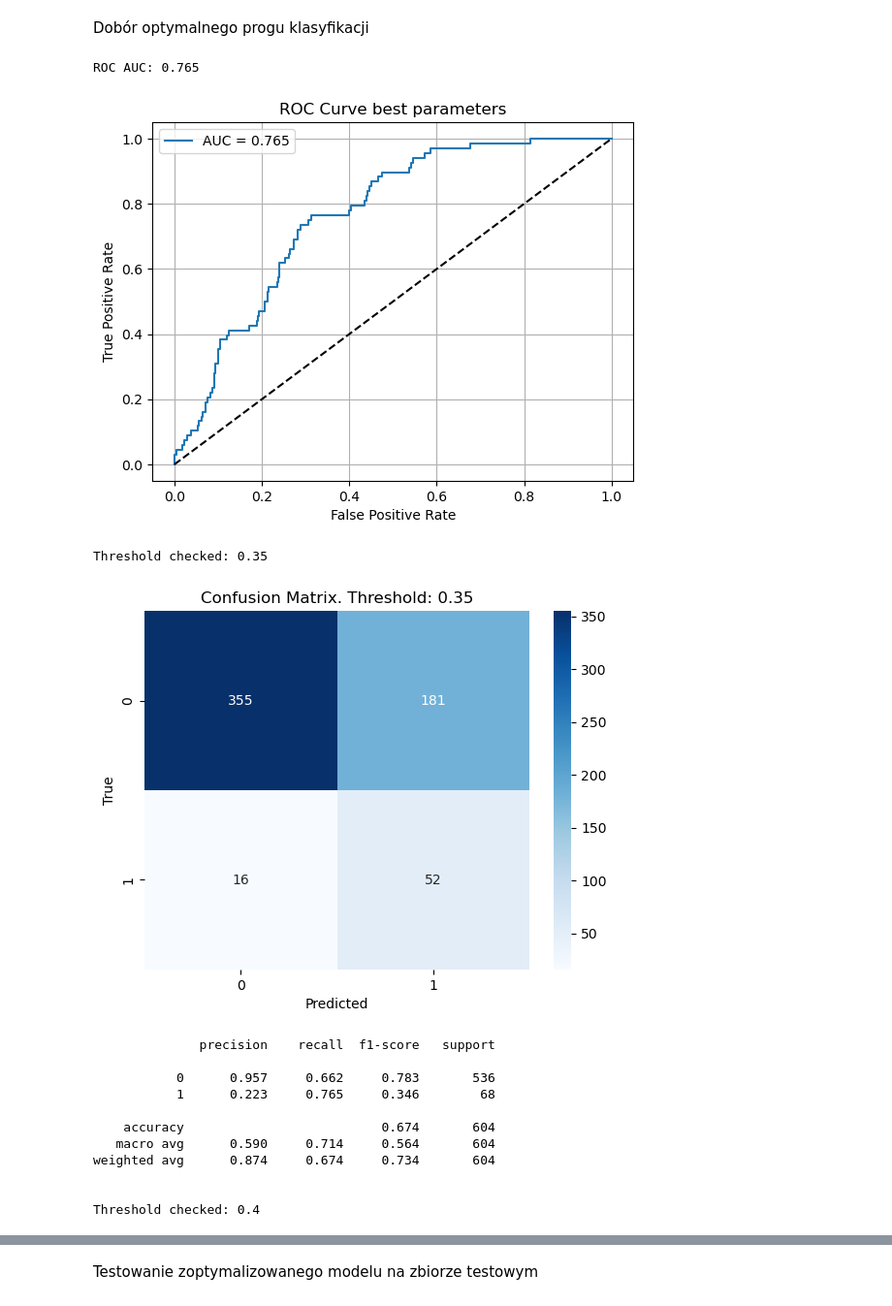
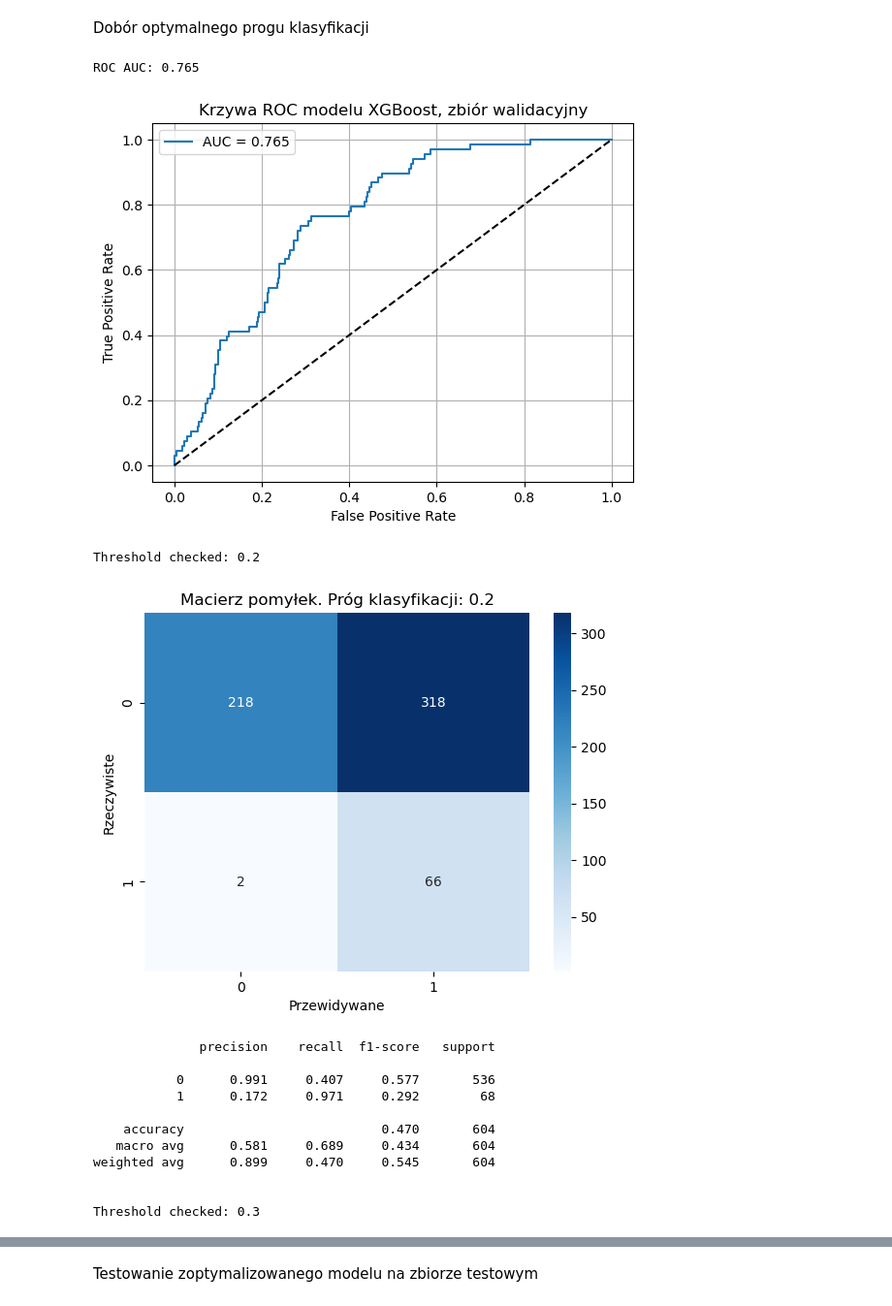
Before and after one commit to gcichy/master_project, a Jupyter notebook: model_creation/ml_model_creation.ipynb, the cells around one changed output, grey strips where cells are left out. Shown at 97% size. Cells and saved outputs as stored; diff of their text form; code cells hidden in the pictures.

```diff
--- a/model_creation/ml_model_creation.ipynb
+++ b/model_creation/ml_model_creation.ipynb
@@ -43,6 +43,7 @@ benchmark_cols = [
     'gameweek',
     'team',
     'opponent',
+    'home_game',
     'goals_scored',
     'goals_conceded',
     'prob_unexpected_result',
@@ -110,3 +111,31 @@ XGBClassifier(base_score=None, booster=None, callbacks=None,
               min_child_weight=None, missing=nan, monotone_constraints=None,
               multi_strategy=None, n_estimators=100, n_jobs=None,
               num_parallel_tree=None, ...)
+# %%
+y_prob1 = model1.predict_proba(X_val)[:, 1]
+y_pred1 = (y_prob1 >= 0.2).astype(int)
+
+cm = confusion_matrix(y_val, y_pred1)
+sns.heatmap(cm, annot=True, fmt='d', cmap='Blues')
+plt.xlabel('Predicted')
+plt.ylabel('True')
+plt.title(f'Confusion Matrix final test')
+plt.show()
+
+# 2. Classification report
+print(classification_report(y_val, y_pred1, digits=3))
+
+# 3. ROC AUC
+auc_score = roc_auc_score(y_val, y_prob1)
+print(f"ROC AUC: {auc_score:.3f}")
+
+# 4. Wykres ROC
+fpr, tpr, thresholds = roc_curve(y_val, y_prob1)
+plt.plot(fpr, tpr, label=f"AUC = {auc_score:.3f}")
+plt.plot([0, 1], [0, 1], 'k--')
+plt.xlabel('False Positive Rate')
+plt.ylabel('True Positive Rate')
+plt.title(f'ROC Curve final test')
+plt.legend()
+plt.grid(True)
+plt.show()
@@ -264,49 +338,49 @@ y_prob2 = model2.predict_proba(X_val)[:, 1]
 
 
 # 1. ROC AUC
 auc_score = roc_auc_score(y_val, y_prob2)
 print(f"ROC AUC: {auc_score:.3f}")
 
 # 2. Wykres ROC
 fpr, tpr, thresholds = roc_curve(y_val, y_prob2)
 plt.plot(fpr, tpr, label=f"AUC = {auc_score:.3f}")
 plt.plot([0, 1], [0, 1], 'k--')
 plt.xlabel('False Positive Rate')
 plt.ylabel('True Positive Rate')
-plt.title(f'ROC Curve best parameters')
+plt.title(f'Krzywa ROC modelu XGBoost, zbiór walidacyjny')
 plt.legend()
 plt.grid(True)
 plt.show()
 
-thresholds = [0.35, 0.4, 0.45, 0.47, 0.48, 0.5, 0.55]
+thresholds = [0.2, 0.3, 0.35, 0.4, 0.45, 0.47, 0.48, 0.5, 0.55]
 
 for thr in thresholds:
     y_pred2 = (y_prob2 >= thr).astype(int)
 
     print(f'\nThreshold checked: {thr}\n')
     # 3. Confusion matrix
     cm = confusion_matrix(y_val, y_pred2)
     sns.heatmap(cm, annot=True, fmt='d', cmap='Blues')
-    plt.xlabel('Predicted')
-    plt.ylabel('True')
-    plt.title(f'Confusion Matrix. Threshold: {thr}')
+    plt.xlabel('Przewidywane')
+    plt.ylabel('Rzeczywiste')
+    plt.title(f'Macierz pomyłek. Próg klasyfikacji: {thr}')
     plt.show()
 
     # 4. Classification report
     print(classification_report(y_val, y_pred2, digits=3))
 # %% [output]
 ROC AUC: 0.765
-[figure, old version]
+[figure, new version]
-Threshold checked: 0.35
+Threshold checked: 0.2
-[figure, old version]
+[figure, new version]
               precision    recall  f1-score   support
 
-           0      0.957     0.662     0.783       536
-           1      0.223     0.765     0.346        68
+           0      0.991     0.407     0.577       536
+           1      0.172     0.971     0.292        68
 
-    accuracy                          0.674       604
-   macro avg      0.590     0.714     0.564       604
-weighted avg      0.874     0.674     0.734       604
+    accuracy                          0.470       604
+   macro avg      0.581     0.689     0.434       604
+weighted avg      0.899     0.470     0.545       604
 
 
-Threshold checked: 0.4
+Threshold checked: 0.3
```
Also changed, not shown: parts of 18 cells of this notebook, 6 other files.
